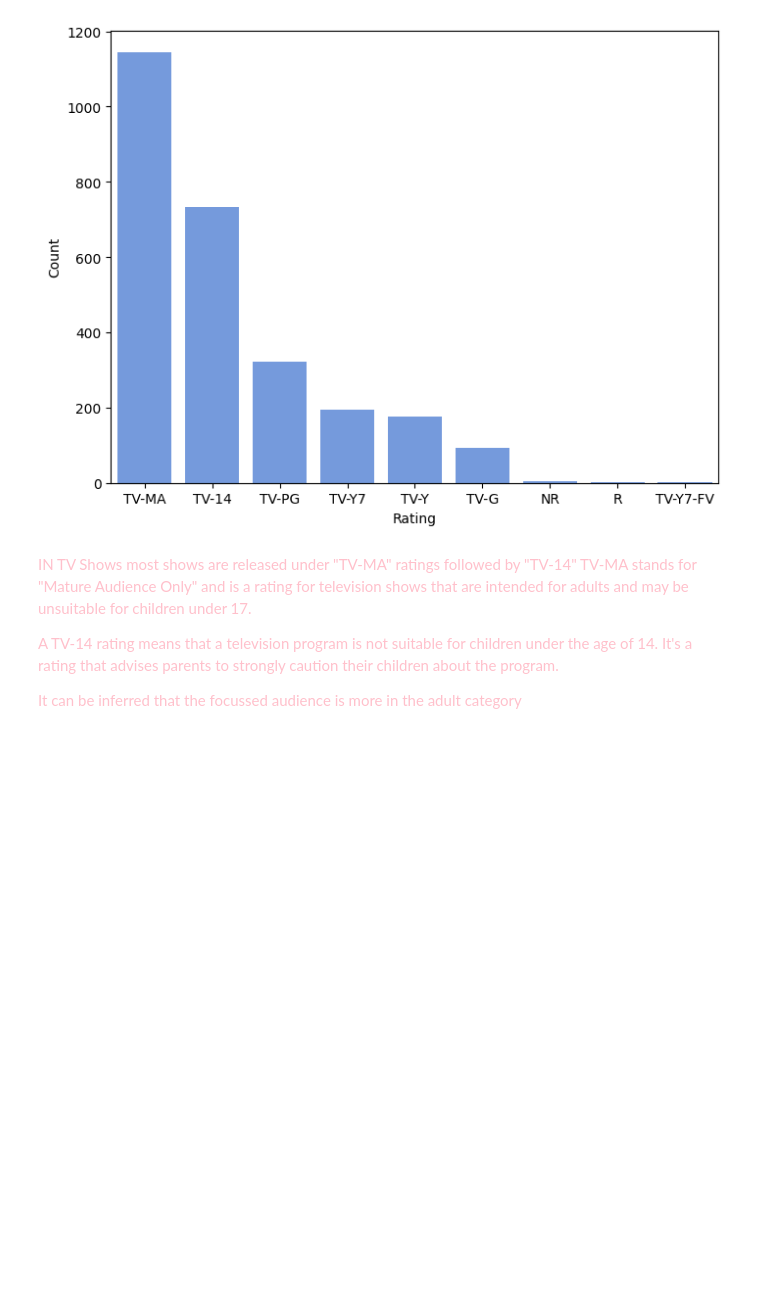
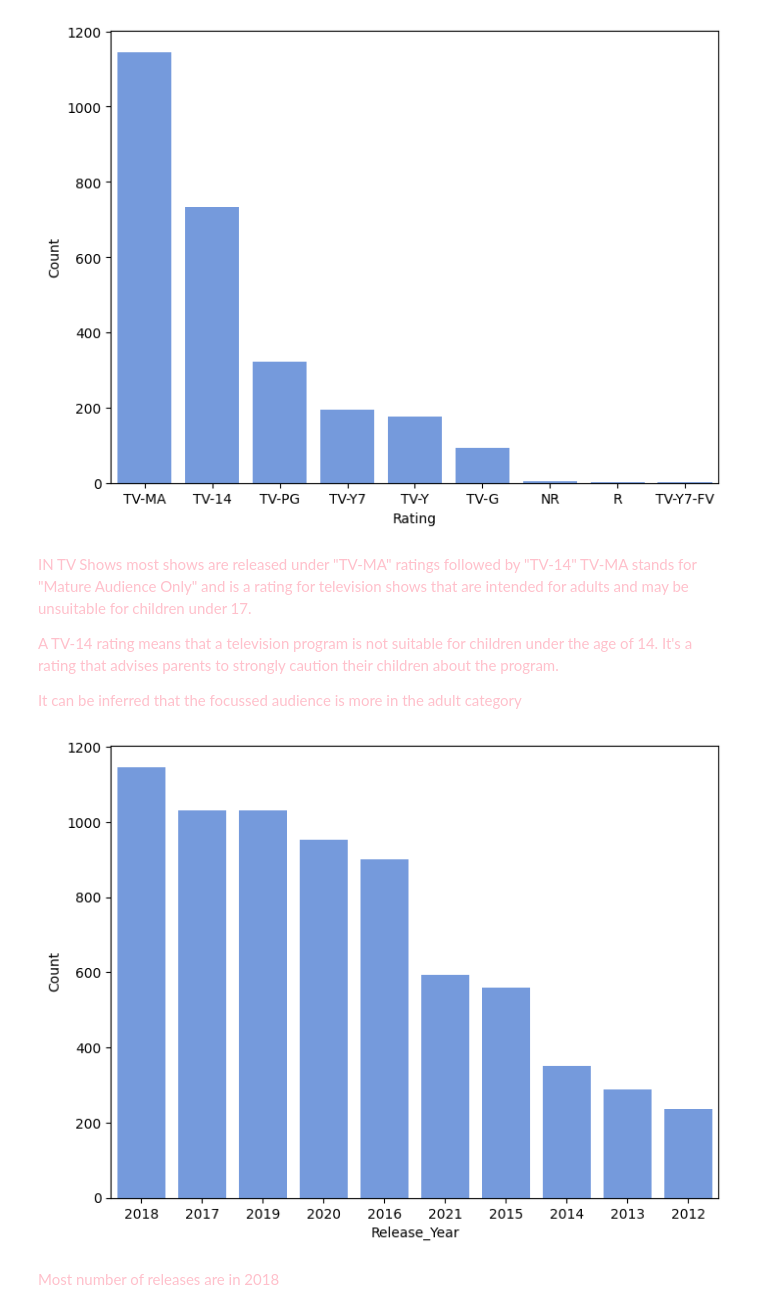
Before and after one commit to r9hit10/NetFlix-EDA, a Jupyter notebook: Netflix_Exploratory_Data_Analysis.ipynb, the cells around one changed output. Drawn from its saved outputs; the diff is of its cells as text; code cells hidden in the pictures; blank space fills up the shorter version.

```diff
--- a/Netflix_Exploratory_Data_Analysis.ipynb
+++ b/Netflix_Exploratory_Data_Analysis.ipynb
@@ -794,3 +794,12 @@ TV-MA stands for "Mature Audience Only" and is a rating for television shows tha
 <font color ="pink">It can be inferred that the focussed audience is more in the adult category
 
 </font>
+# %%
+sns.countplot(data=data, x="release_year", order=data["release_year"].value_counts().index[0:10],color="cornflowerblue")
+plt.xlabel("Release_Year")
+plt.ylabel("Count")
+plt.show()
+# %% [output]
+[figure, added]
+# %% [markdown]
+<font color="pink"> Most number of releases are in 2018 </font>
```
